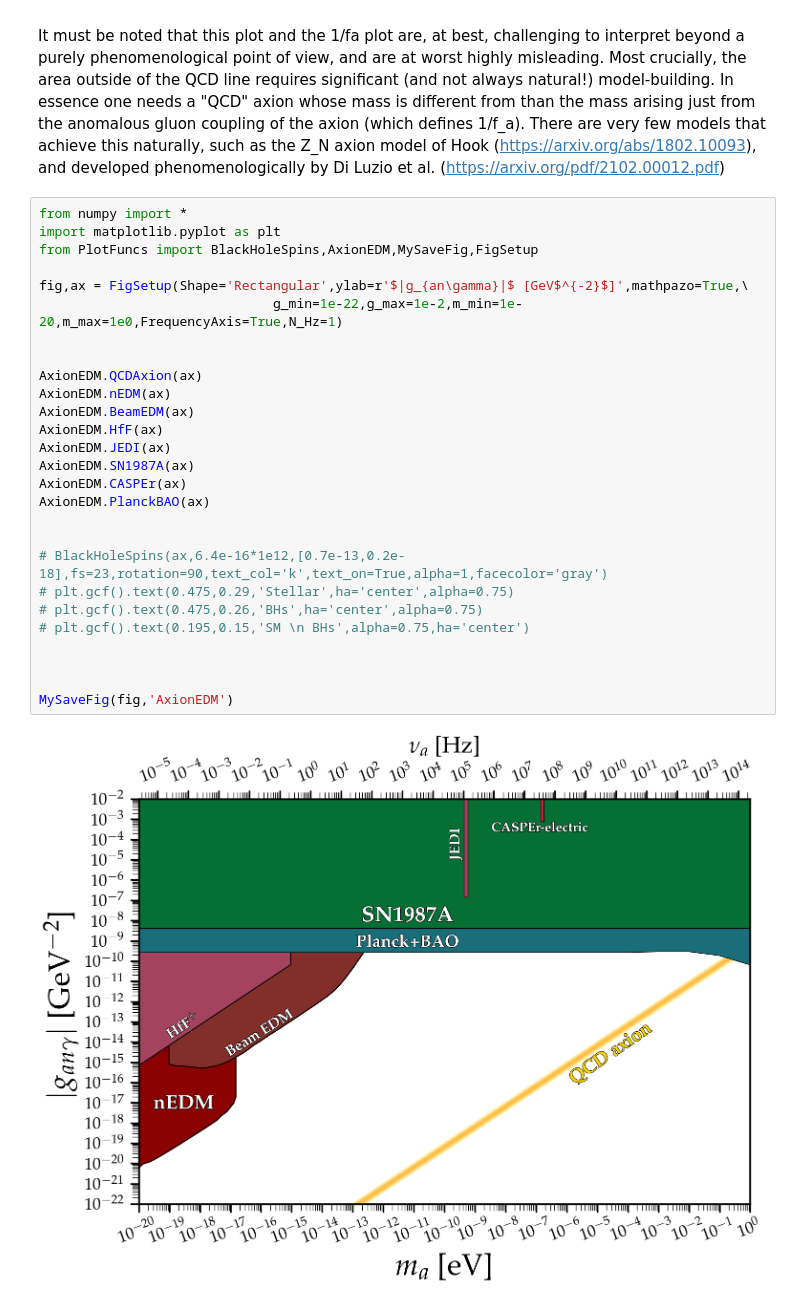
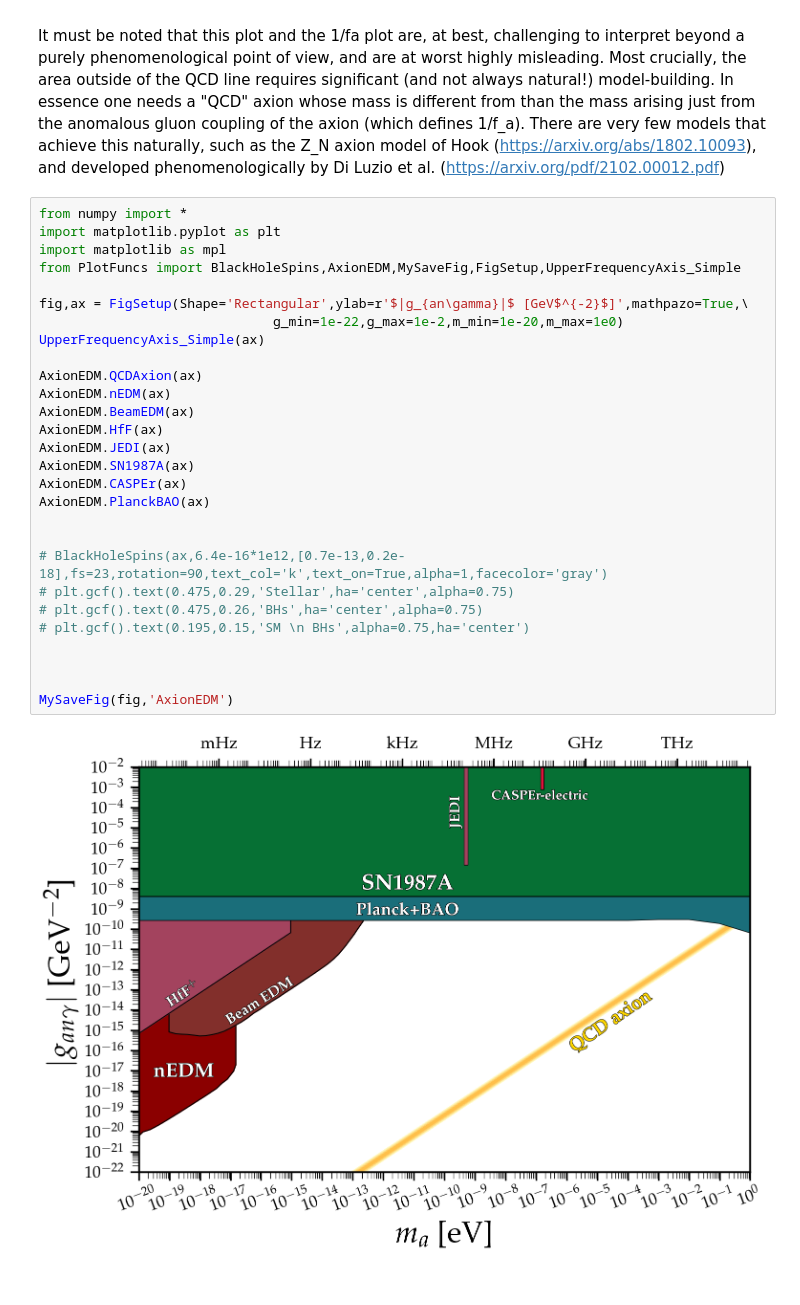
Before and after one commit to cajohare/AxionLimits, a Jupyter notebook: AxionEDM.ipynb, the cells around one changed output. Cells and saved outputs as stored; diff of their text form.

```diff
--- a/AxionEDM.ipynb
+++ b/AxionEDM.ipynb
@@ -10,31 +10,32 @@ It must be noted that this plot and the 1/fa plot are, at best, challenging to i
 # %%
 from numpy import *
 import matplotlib.pyplot as plt
-from PlotFuncs import BlackHoleSpins,AxionEDM,MySaveFig,FigSetup
+import matplotlib as mpl
+from PlotFuncs import BlackHoleSpins,AxionEDM,MySaveFig,FigSetup,UpperFrequencyAxis_Simple
 
 fig,ax = FigSetup(Shape='Rectangular',ylab=r'$|g_{an\gamma}|$ [GeV$^{-2}$]',mathpazo=True,\
-                              g_min=1e-22,g_max=1e-2,m_min=1e-20,m_max=1e0,FrequencyAxis=True,N_Hz=1)
-
+                              g_min=1e-22,g_max=1e-2,m_min=1e-20,m_max=1e0)
+UpperFrequencyAxis_Simple(ax)
 
 AxionEDM.QCDAxion(ax)
 AxionEDM.nEDM(ax)
 AxionEDM.BeamEDM(ax)
 AxionEDM.HfF(ax)
 AxionEDM.JEDI(ax)
 AxionEDM.SN1987A(ax)
 AxionEDM.CASPEr(ax)
 AxionEDM.PlanckBAO(ax)
 
 
 # BlackHoleSpins(ax,6.4e-16*1e12,[0.7e-13,0.2e-18],fs=23,rotation=90,text_col='k',text_on=True,alpha=1,facecolor='gray')
 # plt.gcf().text(0.475,0.29,'Stellar',ha='center',alpha=0.75)
 # plt.gcf().text(0.475,0.26,'BHs',ha='center',alpha=0.75)
 # plt.gcf().text(0.195,0.15,'SM \n BHs',alpha=0.75,ha='center')
 
 
 
 MySaveFig(fig,'AxionEDM')
 # %% [output]
-[figure, old version]
+[figure, new version]
 # %%
 fig,ax = FigSetup(Shape='Rectangular',ylab=r'$|g_{an\gamma}|$ [GeV$^{-2}$]',mathpazo=True,\
```
Also changed, not shown: parts of 1 cell of this notebook, 49 other files.
